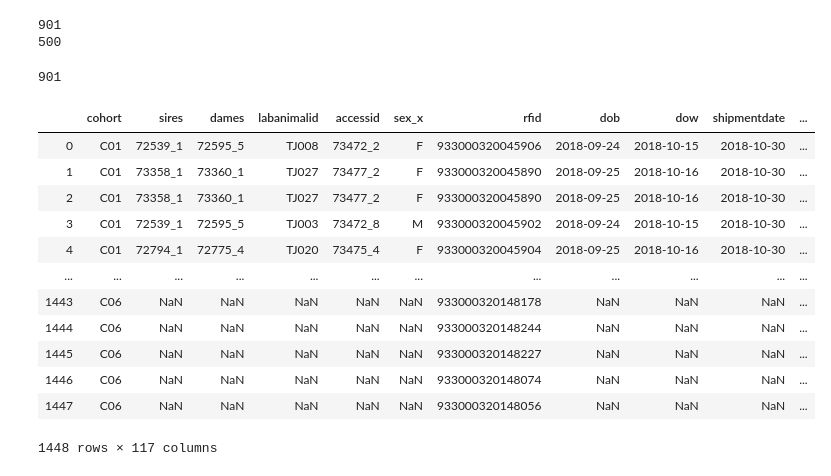
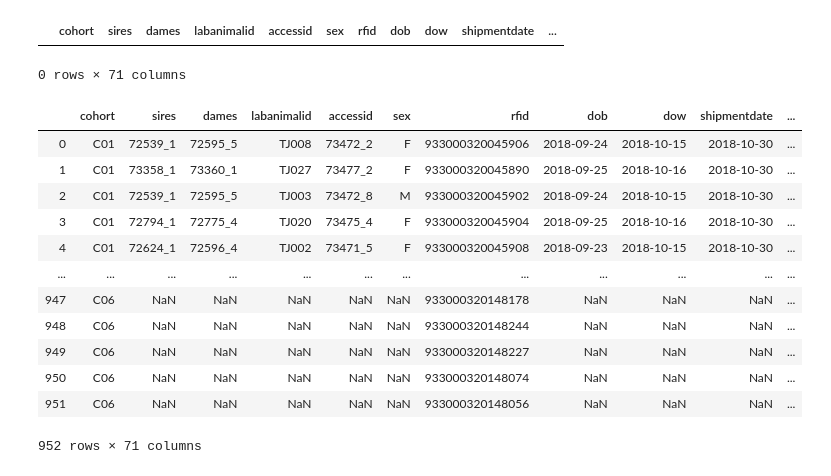
Before and after one commit to Shaezzer/PalmerLab, a Jupyter notebook: fits_locomoter_master_comparison.ipynb, the cells around one changed output. Cells and saved outputs as stored; diff of their text form; code cells hidden in the pictures.

```diff
--- a/fits_locomoter_master_comparison.ipynb
+++ b/fits_locomoter_master_comparison.ipynb
@@ -18,0 +34,26 @@ df_fecal_boli = pd.read_csv(dropbox_dir + '/fecal_boli.csv', dtype = str)
+# %%
+def dd_fits(df_fits):
+    df_fits = df_fits.add_prefix('dd_')
+    df_fits.rename(columns={'dd_sex':'sex','dd_cohort':'cohort','dd_rfid':'rfid'},inplace=True)
+    df_fits.drop(['sex'],axis = 1, inplace = True)
+
+    return df_fits
+df_fits = dd_fits(df_fits)
+#list(df_fits.columns.values)
+#df_fits['cohort'].value_counts()
+# %%
+#find all rfid that are in dd_fits or locomotor
+rfid_fits = list(df_fits['rfid'])
+rfid_locomotor = list(df_locomotor['rfid'])
+wfu_needed = list(set(rfid_fits + rfid_locomotor))
+#wfu_needed
+# %%
+def locomotor(df_locomotor):
+    df_locomotor.drop(['sample'],axis = 1, inplace = True)
+    return df_locomotor
+
+
+df_locomotor = locomotor(df_locomotor)
+#list(df_locomotor.columns.values)
+#df_locomotor['cohort'].value_counts()
+#df_locomotor
@@ -267,31 +107,28 @@ Name: cohort, dtype: int64
-# %%
-wfu_rfid = df_wfu.last_5.unique()
-locomotor_rfid = df_locomotor.rfid.unique()
-missmatch = [x for x in wfu_rfid if x not in locomotor_rfid]
-print(len(wfu_rfid))
-print(len(locomotor_rfid))
-len(missmatch)
-# %% [output]
-901
-500
-901
 # %%
 df_fits_locomotor = pd.merge(df_wfu, df_locomotor, on=['rfid','cohort'],how = 'outer')
 df_wfu_fecal = pd.merge(df_fits_locomotor, df_fecal_boli, on=['rfid','cohort'],how = 'outer')
 df_all = pd.merge(df_wfu_fecal, df_fits, on=['rfid','cohort'],how = 'outer')
-df_all
+
+df_all_final = df_all.loc[df_all['rfid'].isin(wfu_needed)]
+df_all_final
+#df_all_final['cohort'].value_counts()
 # %% [output]
-|  | cohort | sires | dames | labanimalid | accessid | sex_x | rfid | dob | dow | shipmentdate | ... |
-| 0 | C01 | 72539_1 | 72595_5 | TJ008 | 73472_2 | F | 933000320045906 | 2018-09-24 | 2018-10-15 | 2018-10-30 | ... |
-| 1 | C01 | 73358_1 | 73360_1 | TJ027 | 73477_2 | F | 933000320045890 | 2018-09-25 | 2018-10-16 | 2018-10-30 | ... |
-| 2 | C01 | 73358_1 | 73360_1 | TJ027 | 73477_2 | F | 933000320045890 | 2018-09-25 | 2018-10-16 | 2018-10-30 | ... |
-| 3 | C01 | 72539_1 | 72595_5 | TJ003 | 73472_8 | M | 933000320045902 | 2018-09-24 | 2018-10-15 | 2018-10-30 | ... |
-| 4 | C01 | 72794_1 | 72775_4 | TJ020 | 73475_4 | F | 933000320045904 | 2018-09-25 | 2018-10-16 | 2018-10-30 | ... |
-| ... | ... | ... | ... | ... | ... | ... | ... | ... | ... | ... | ... |
-| 1443 | C06 | NaN | NaN | NaN | NaN | NaN | 933000320148178 | NaN | NaN | NaN | ... |
-| 1444 | C06 | NaN | NaN | NaN | NaN | NaN | 933000320148244 | NaN | NaN | NaN | ... |
-| 1445 | C06 | NaN | NaN | NaN | NaN | NaN | 933000320148227 | NaN | NaN | NaN | ... |
-| 1446 | C06 | NaN | NaN | NaN | NaN | NaN | 933000320148074 | NaN | NaN | NaN | ... |
-| 1447 | C06 | NaN | NaN | NaN | NaN | NaN | 933000320148056 | NaN | NaN | NaN | ... |
+|  | cohort | sires | dames | labanimalid | accessid | sex | rfid | dob | dow | shipmentdate | ... |
-1448 rows × 117 columns
+0 rows × 71 columns
+# %%
+df_all
+# %% [output]
+|  | cohort | sires | dames | labanimalid | accessid | sex | rfid | dob | dow | shipmentdate | ... |
+| 0 | C01 | 72539_1 | 72595_5 | TJ008 | 73472_2 | F | 933000320045906 | 2018-09-24 | 2018-10-15 | 2018-10-30 | ... |
+| 1 | C01 | 73358_1 | 73360_1 | TJ027 | 73477_2 | F | 933000320045890 | 2018-09-25 | 2018-10-16 | 2018-10-30 | ... |
+| 2 | C01 | 72539_1 | 72595_5 | TJ003 | 73472_8 | M | 933000320045902 | 2018-09-24 | 2018-10-15 | 2018-10-30 | ... |
+| 3 | C01 | 72794_1 | 72775_4 | TJ020 | 73475_4 | F | 933000320045904 | 2018-09-25 | 2018-10-16 | 2018-10-30 | ... |
+| 4 | C01 | 72624_1 | 72596_4 | TJ002 | 73471_5 | F | 933000320045908 | 2018-09-23 | 2018-10-15 | 2018-10-30 | ... |
+| ... | ... | ... | ... | ... | ... | ... | ... | ... | ... | ... | ... |
+| 947 | C06 | NaN | NaN | NaN | NaN | NaN | 933000320148178 | NaN | NaN | NaN | ... |
+| 948 | C06 | NaN | NaN | NaN | NaN | NaN | 933000320148244 | NaN | NaN | NaN | ... |
+| 949 | C06 | NaN | NaN | NaN | NaN | NaN | 933000320148227 | NaN | NaN | NaN | ... |
+| 950 | C06 | NaN | NaN | NaN | NaN | NaN | 933000320148074 | NaN | NaN | NaN | ... |
+| 951 | C06 | NaN | NaN | NaN | NaN | NaN | 933000320148056 | NaN | NaN | NaN | ... |
+952 rows × 71 columns
 # %%
```
Also changed, not shown: parts of 19 cells of this notebook, 2 other files.
